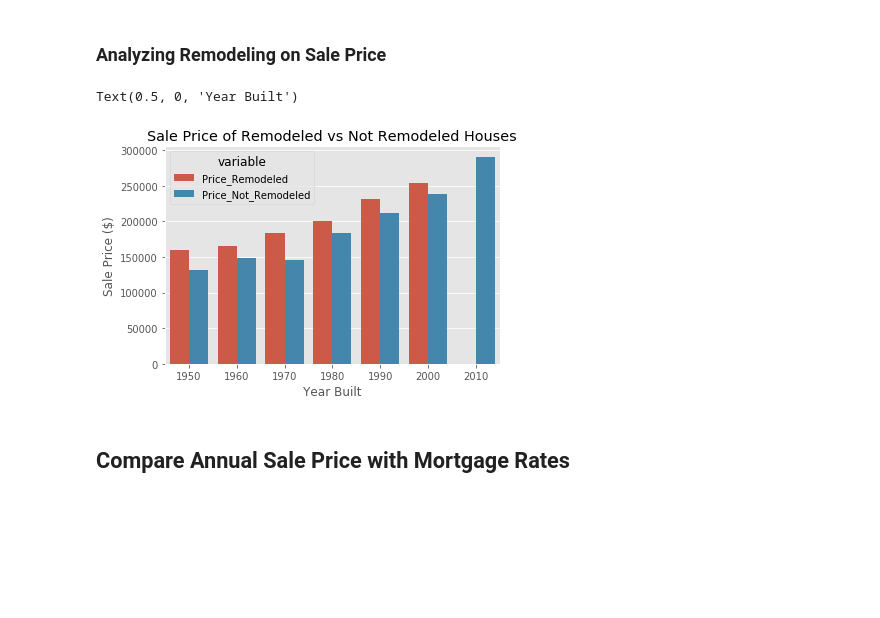
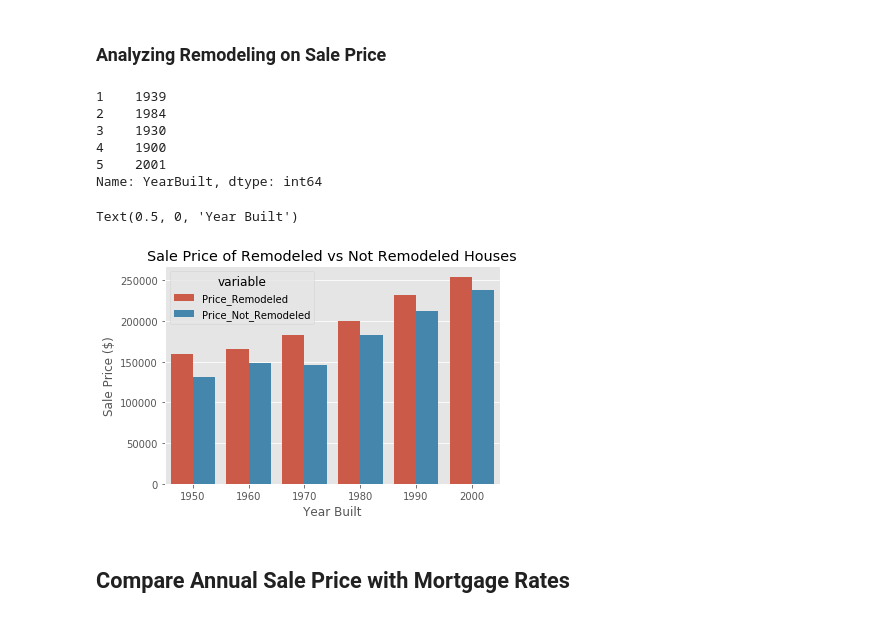
Before and after one commit to brandoncryu/ames_ml_project, a Jupyter notebook: Gathered_EDA.ipynb, the cells around one changed output. Cells and saved outputs as stored; diff of their text form; code cells hidden in the pictures; blank space fills up the shorter version.

```diff
--- a/Gathered_EDA.ipynb
+++ b/Gathered_EDA.ipynb
@@ -196,21 +196,34 @@ Text(0.5, 0, 'Order')
 **Conclusion:** We can create a re-ordered ordinal column for month and predict when the next best month to buy a house is. In addition, mortgage rates by month are not helpful, but mortgage rates are correlated with price on an annual basis. Unfortunately, the trend is in the opposite direction than we would expect, so it may not be useful.
 # %% [markdown]
 ### Analyzing Remodeling on Sale Price
+# %%
+housing.YearBuilt = housing.YearBuilt.astype(np.int64)
+# %%
+housing.YearBuilt.head()
+# %% [output]
+1    1939
+2    1984
+3    1930
+4    1900
+5    2001
+Name: YearBuilt, dtype: int64
+# %%
+housing1 = housing.loc[(housing['YearBuilt'] < 2010)]
 # %%
 # look at average price per built decade without remodeling and compare with average price per built decade with remodeling
-not_remodeled_price = housing[housing.YearRemodAdd==housing.YearBuilt].groupby((housing[housing.YearRemodAdd==housing.YearBuilt].YearBuilt//10)*10)['SalePrice'].mean().reset_index()
-remodeled_price = housing[housing.YearRemodAdd!=housing.YearBuilt].groupby((housing[housing.YearRemodAdd!=housing.YearBuilt].YearBuilt//10)*10)['SalePrice'].mean().reset_index()
+not_remodeled_price = housing1[housing1.YearRemodAdd==housing1.YearBuilt].groupby((housing1[housing1.YearRemodAdd==housing1.YearBuilt].YearBuilt//10)*10)['SalePrice'].mean().reset_index()
+remodeled_price = housing1[housing1.YearRemodAdd!=housing1.YearBuilt].groupby((housing1[housing1.YearRemodAdd!=housing1.YearBuilt].YearBuilt//10)*10)['SalePrice'].mean().reset_index()
 remodel_and_not = remodeled_price.merge(not_remodeled_price, how = 'right', on='YearBuilt').rename(columns={'SalePrice_x':'Price_Remodeled','SalePrice_y':'Price_Not_Remodeled'})
 remodel_and_not = pd.melt(remodel_and_not,id_vars=['YearBuilt'])
 sns.barplot(data = remodel_and_not, x='YearBuilt', y='value', hue='variable')
 # group into the year built
 
 plt.title('Sale Price of Remodeled vs Not Remodeled Houses')
 plt.ylabel('Sale Price ($)')
 plt.xlabel("Year Built")
 # %% [output]
 Text(0.5, 0, 'Year Built')
-[figure, old version]
+[figure, new version]
 # %% [markdown]
 ## Compare Annual Sale Price with Mortgage Rates
 # %%
```
Also changed, not shown: parts of 20 cells of this notebook.
